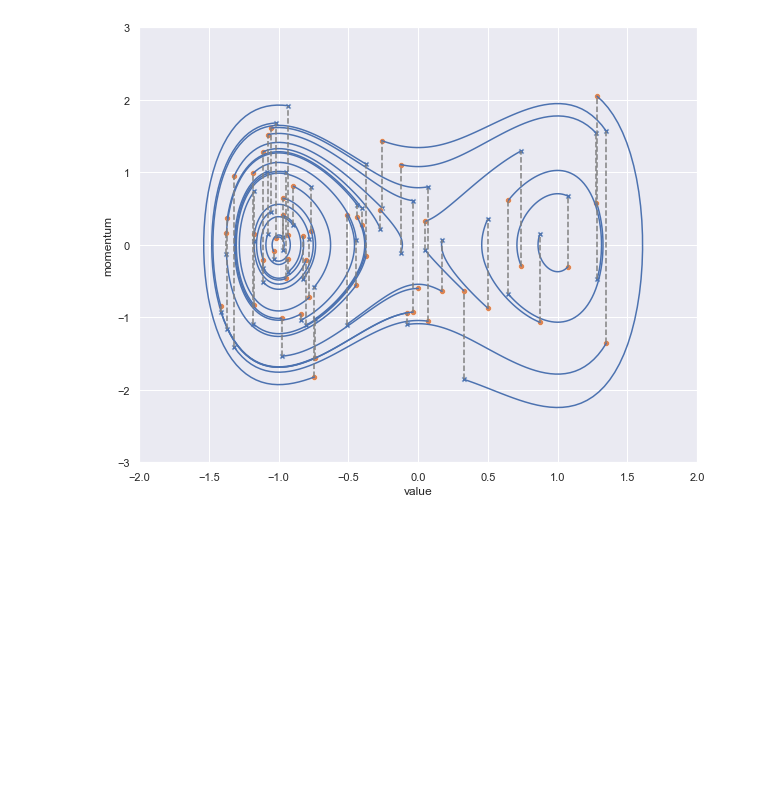
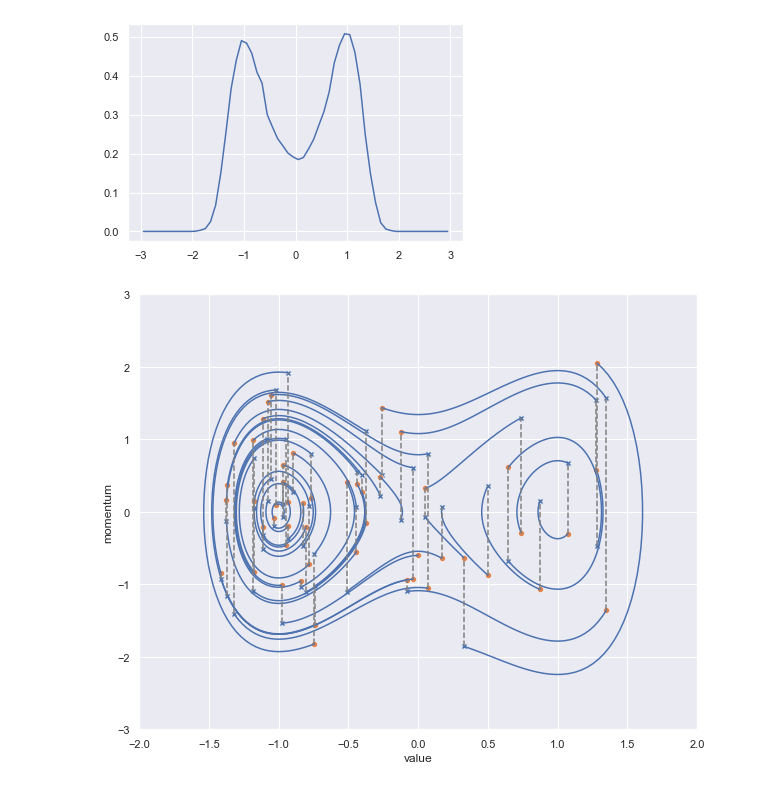
Before and after one commit to sorenhartmann/Speciale, a Jupyter notebook: notebooks/synthetic.ipynb, the cells around one changed output. Saved outputs shown, nothing was run; the diff lists cells and outputs as text; code cells hidden in the pictures; blank space fills up the shorter version.

```diff
--- a/notebooks/synthetic.ipynb
+++ b/notebooks/synthetic.ipynb
@@ -13,3 +111,7 @@ The autoreload extension is already loaded. To reload it, use:
+# %%
+_plot_dist(samples.numpy(), bins=bins)
+# %% [output]
+[figure, added]
 # %%
 torch.manual_seed(10)
 samplable = Example(grad_noise=0.)
```
Also changed, not shown: parts of 10 cells of this notebook, 18 other files.
